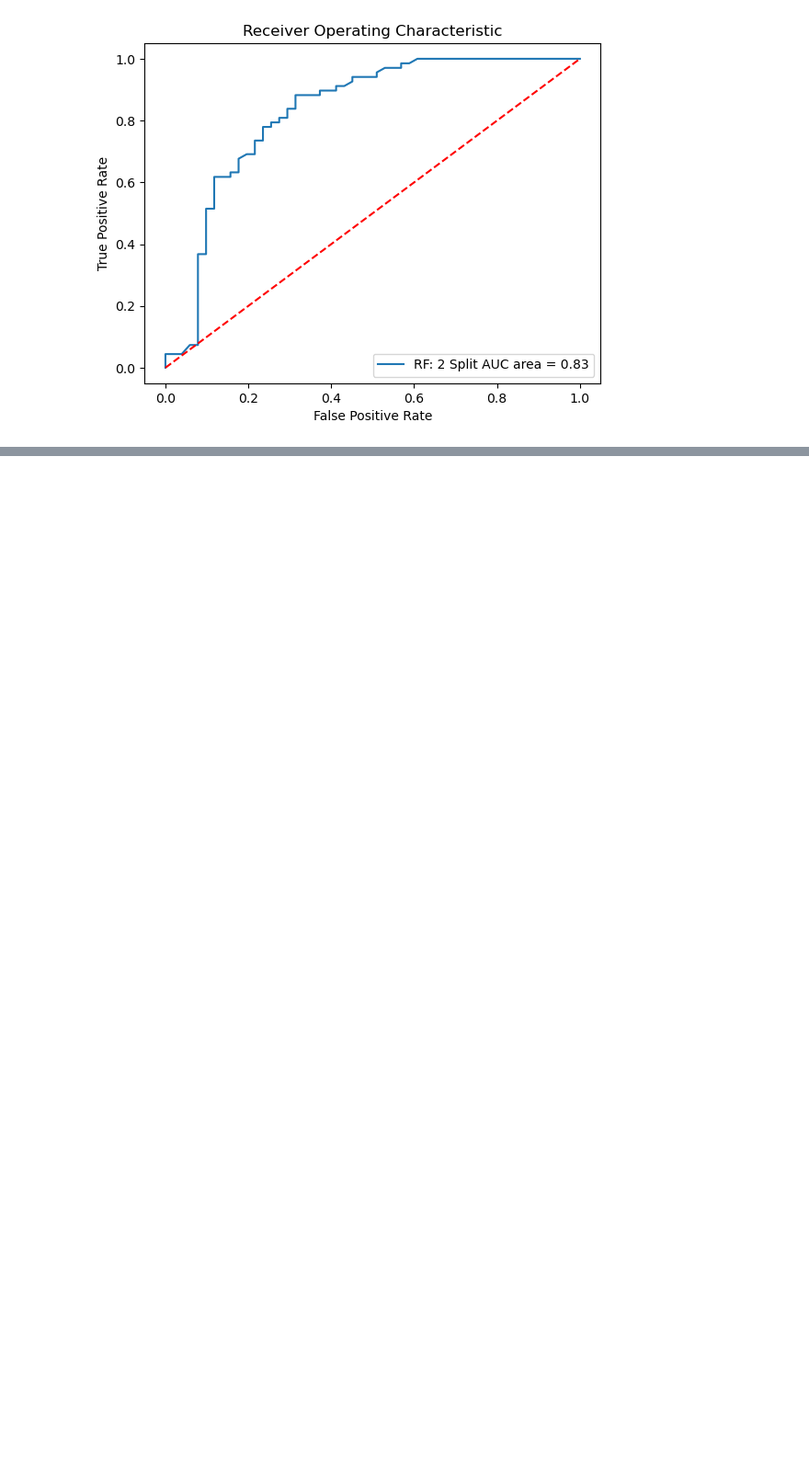
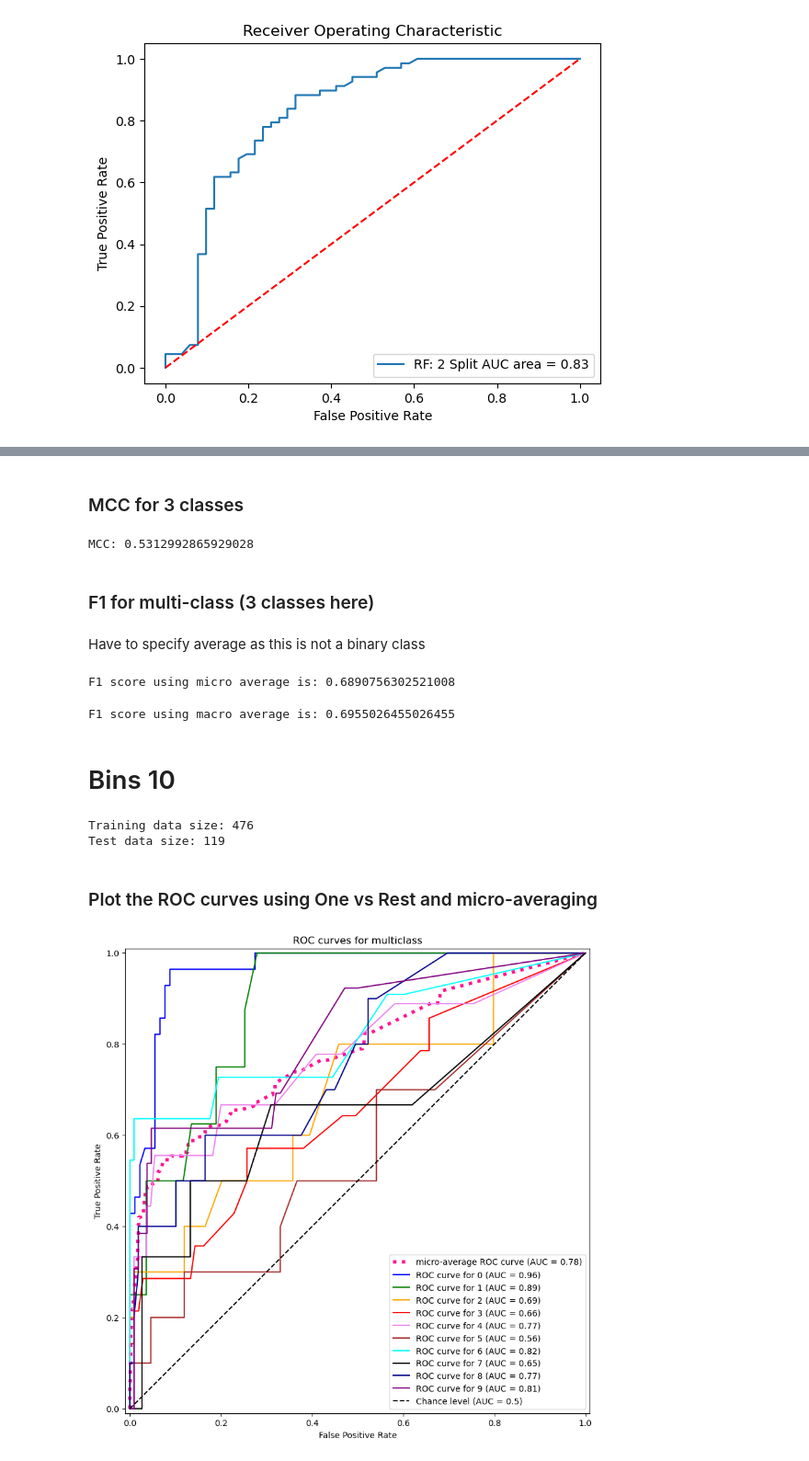
Before and after one commit to ASarriJackson/SummerProject, a Jupyter notebook: Classifiers/Classification_Random_Forrest.ipynb, the cells around one changed output, grey strips where cells are left out. Shown at 92% size. Cells and saved outputs as stored; diff of their text form; code cells hidden in the pictures; blank space fills up the shorter version.

```diff
--- a/Classifiers/Classification_Random_Forrest.ipynb
+++ b/Classifiers/Classification_Random_Forrest.ipynb
@@ -144,0 +118,62 @@ plot_roc_curves_for_models(models_RF_2, static_test_x_2, static_test_y_2)
+# %% [markdown]
+### MCC for 3 classes ###
+# %%
+y_pred_RF_3 = model_RF_3.predict(static_test_x_3)
+matthews_corrcoef_RF_3 = matthews_corrcoef(static_test_y_3,y_pred_RF_3)
+print("MCC:",matthews_corrcoef_RF_3)
+# %% [output]
+MCC: 0.5312992865929028
+# %% [markdown]
+### F1 for multi-class (3 classes here) ###
+# %% [markdown]
+Have to specify average as this is not a binary class
+# %%
+f1_score_RF_3 = f1_score(static_test_y_3,y_pred_RF_3,average="micro")
+print("F1 score using micro average is:",f1_score_RF_3)
+# %% [output]
+F1 score using micro average is: 0.6890756302521008
+# %%
+f1_score_RF_3 = f1_score(static_test_y_3,y_pred_RF_3,average="macro")
+print("F1 score using macro average is:",f1_score_RF_3)
+# %% [output]
+F1 score using macro average is: 0.6955026455026455
+# %% [markdown]
+# Bins 10 #
+# %%
+#change variables to _10 at end
+label_to_model_10 = compound_df.bin_10.tolist()
+
+# Split data randomly in train and test set
+# note that we use test/train_x for the respective fingerprint splits
+# and test/train_y for the respective label splits
+(
+    static_train_x_10,
+    static_test_x_10,
+    static_train_y_10,
+    static_test_y_10,
+) = train_test_split(fingerprint_to_model, label_to_model_10, test_size=0.2, random_state=SEED)
+splits_10 = [static_train_x_10, static_test_x_10, static_train_y_10, static_test_y_10]
+# NBVAL_CHECK_OUTPUT
+print("Training data size:", len(static_train_x_10))
+print("Test data size:", len(static_test_x_10))
+
+
+# Set model parameter for random forest
+param_10 = {
+    "n_estimators": 100,  # number of trees to grows
+    "criterion": "entropy",  # cost function to be optimized for a split
+}
+model_RF_10 = RandomForestClassifier(**param_10)
+# %% [output]
+Training data size: 476
+Test data size: 119
+# %%
+bins_label_10 = ['0','1','2','3','4','5','6','7','8','9']
+model_RF_10.fit(static_train_x_10,static_train_y_10)
+test_prob_RF_10 = model_RF_10.predict_proba(static_test_x_10)
+# %% [markdown]
+### Plot the ROC curves using One vs Rest and micro-averaging ###
+# %%
+plot_roc_for_multi_class(model_RF_10,static_test_x_10,static_train_y_10,static_test_y_10,bins_label_10,True,True)
+# %% [output]
+[figure, added]
```
Also changed, not shown: parts of 17 cells of this notebook, 1 other file.
